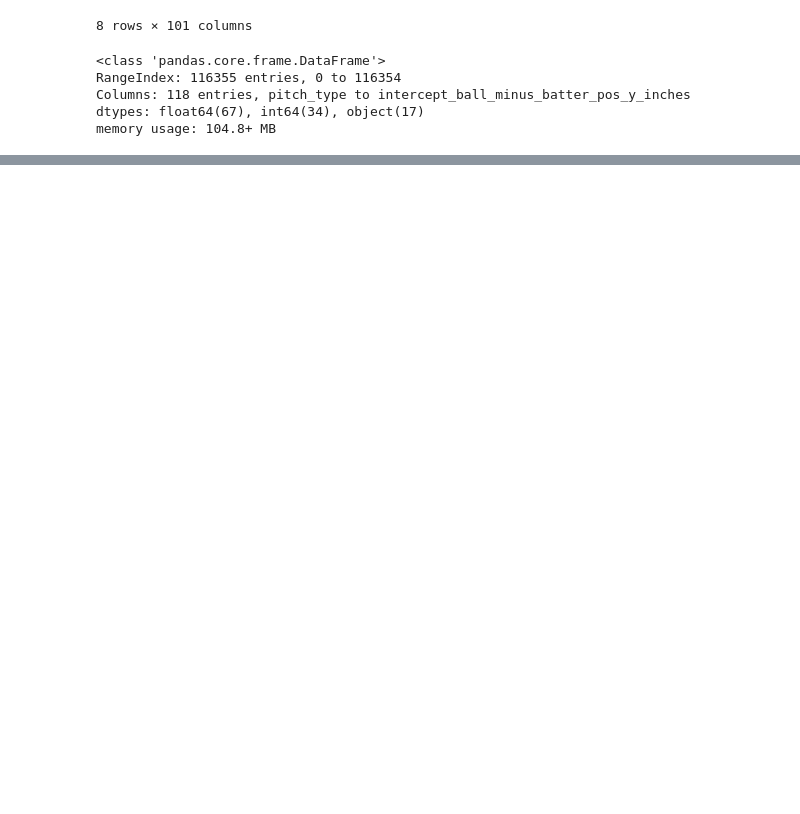
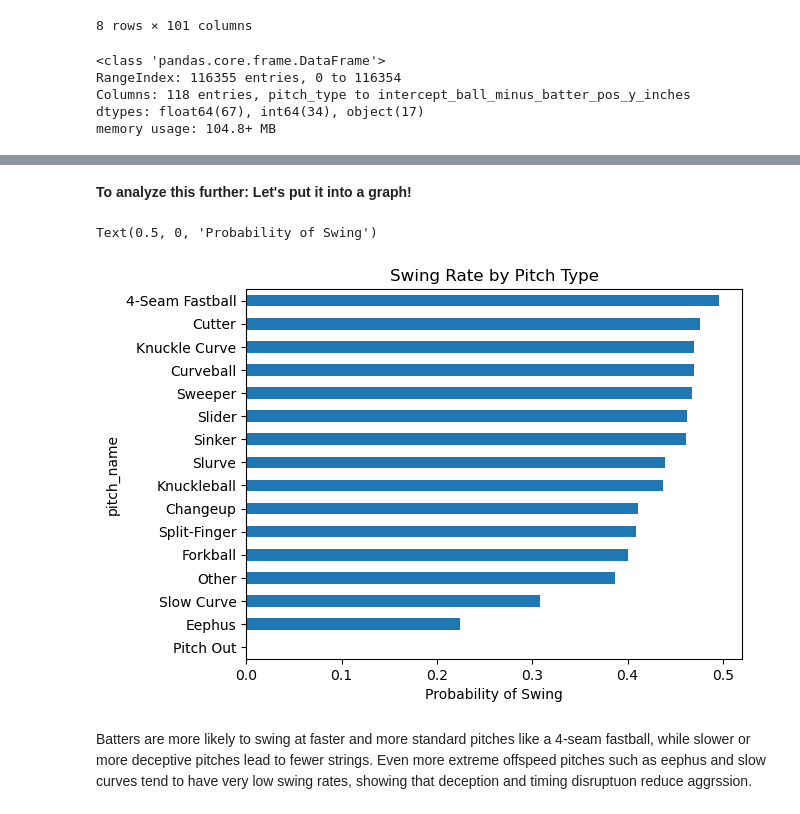
Before and after one commit to kyleduongg/statcastdata, a Jupyter notebook: statcast_eda.ipynb, the cells around one changed output, grey strips where cells are left out. Saved outputs shown, nothing was run; the diff lists cells and outputs as text; code cells hidden in the pictures; blank space fills up the shorter version.

```diff
--- a/statcast_eda.ipynb
+++ b/statcast_eda.ipynb
@@ -38,0 +156,11 @@ memory usage: 104.8+ MB
+# %% [markdown]
+**To analyze this further: Let's put it into a graph!**
+# %%
+june_statcast_2024.groupby("pitch_name")["y_swing"].mean().sort_values().plot(kind="barh")
+plt.title("Swing Rate by Pitch Type")
+plt.xlabel("Probability of Swing")
+# %% [output]
+Text(0.5, 0, 'Probability of Swing')
+[figure, added]
+# %% [markdown]
+Batters are more likely to swing at faster and more standard pitches like a 4-seam fastball, while slower or more deceptive pitches lead to fewer strings. Even more extreme offspeed pitches such as eephus and slow curves tend to have very low swing rates, showing that deception and timing disruptuon reduce aggrssion.
```
Also changed, not shown: parts of 19 cells of this notebook.
